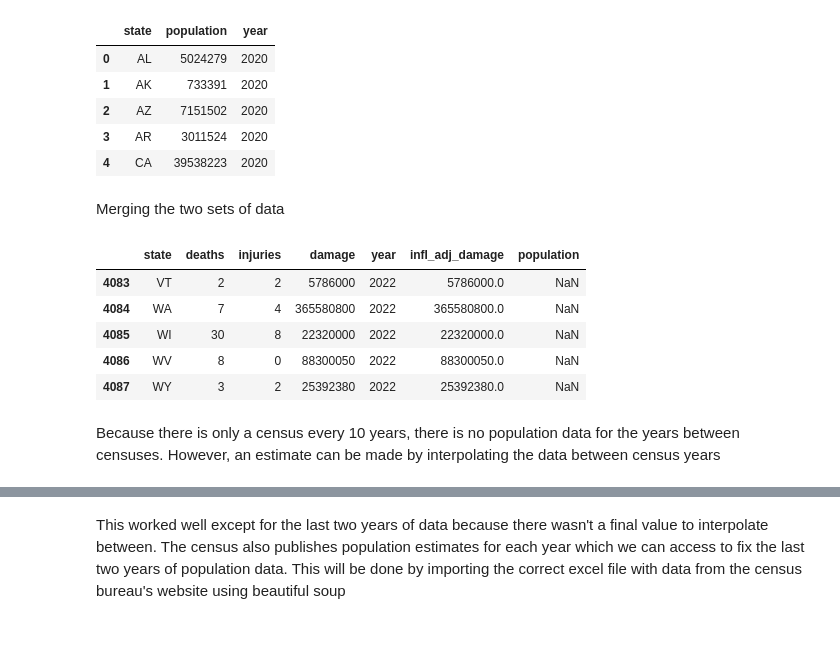
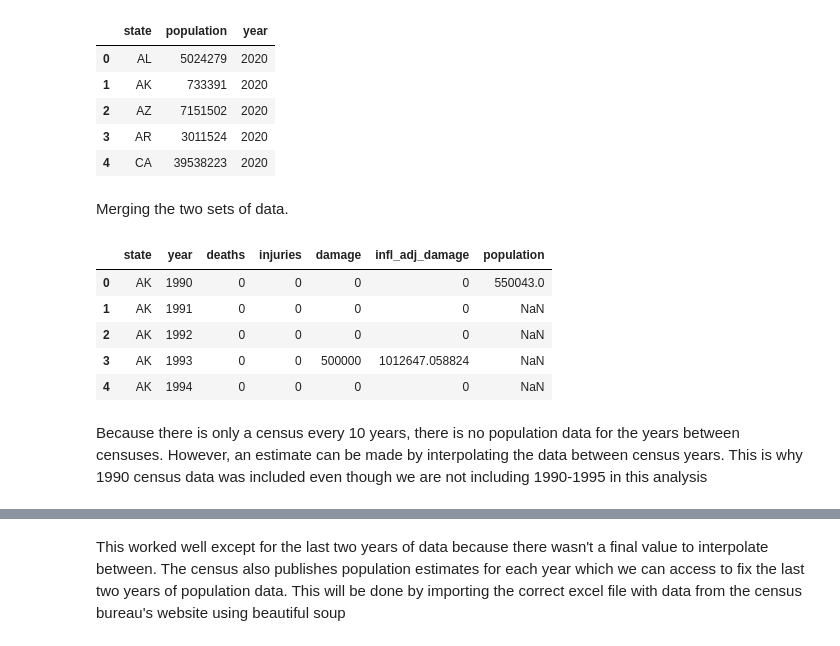
Before and after one commit to pjanckila/Python-Projects, a Jupyter notebook: NOAA storms script.ipynb, the cells around one changed output, grey strips where cells are left out. Saved outputs shown, nothing was run; the diff lists cells and outputs as text; code cells hidden in the pictures.

```diff
--- a/NOAA storms script.ipynb
+++ b/NOAA storms script.ipynb
@@ -115,0 +113,3 @@ Scraping the US Censes Bureau Website to create columns for deaths and injuries
+# %%
+for x in event_type_df['event_type'].drop_duplicates():
+    print(x)
@@ -115,0 +262,3 @@ Scraping the US Censes Bureau Website to create columns for deaths and injuries
+# %%
+states_df=event_type_df.loc[:,['state','year','deaths','injuries','damage','infl_adj_damage']].groupby(['state','year'],as_index=False).sum()
+states_df.head()
@@ -115,0 +274,15 @@ Scraping the US Censes Bureau Website to create columns for deaths and injuries
+# %%
+import requests
+
+#using the requests library to get the html from the website
+census_url = 'https://www.census.gov/data/tables/time-series/dec/popchange-data-text.html'
+census_html = requests.get(census_url).text
+
+#using the read_html function to create a list of dataframes for each table on the website
+pop_df_list=pd.read_html(census_html)
+
+#selecting the first table in the list because there is only one on the webpage
+pop_df=pop_df_list[0]
+
+ #preview the data
+pop_df.head(20)
@@ -174,19 +333,19 @@ This table has an interesting layout and will need to be converted to a new layo
 # %%
 #setting the index as the state or region column for easier referencing
-popdf.set_index('State or Region',inplace=True)
+pop_df.set_index('State or Region',inplace=True)
 
-newrow=[] # list of dictionaries to add the extracted data needed
+newrow=[] # list of dictionaries to add the extracted data to
 
-for col in popdf.columns: #iterating over each year
-    for i,x in  enumerate(popdf[col]): #iterating over each row for the given year
+for col in pop_df.columns: #iterating over each column
+    for i,x in  enumerate(pop_df[col]): #iterating over each row for the column
         if x == str(us.states.lookup(x)): #checks if the row is a state
-            if int(col[:4]) < 1950: #checks that the year is 1950 or later
+            if int(col[:4]) < 1990: #checks that the year is 1990 or later
                 break
             else:
                 #adding a dict containing state, population and year to the dict
                 newrow.append(
 
-                    {'state':state_code_lookup(x),'population':int((popdf[col])[i+1]),'year':int(col[:4])}
+                    {'state':state_code_lookup(x),'population':int((pop_df[col])[i+1]),'year':int(col[:4])}
 
                     )
 
@@ -203,20 +362,20 @@ consol_df.head()
 | 3 | AR | 3011524 | 2020 |
 | 4 | CA | 39538223 | 2020 |
 # %% [markdown]
-Merging the two sets of data
+Merging the two sets of data.
 # %%
 merged_df=pd.DataFrame()
-merged_df = results_df.merge(consol_df,on=['state','year'],how='left')
-merged_df.tail()
+merged_df = states_df.merge(consol_df,on=['state','year'],how='left')
+merged_df.head()
 # %% [output]
-|  | state | deaths | injuries | damage | year | infl_adj_damage | population |
-| 4083 | VT | 2 | 2 | 5786000 | 2022 | 5786000.0 | NaN |
-| 4084 | WA | 7 | 4 | 365580800 | 2022 | 365580800.0 | NaN |
-| 4085 | WI | 30 | 8 | 22320000 | 2022 | 22320000.0 | NaN |
-| 4086 | WV | 8 | 0 | 88300050 | 2022 | 88300050.0 | NaN |
-| 4087 | WY | 3 | 2 | 25392380 | 2022 | 25392380.0 | NaN |
+|  | state | year | deaths | injuries | damage | infl_adj_damage | population |
+| 0 | AK | 1990 | 0 | 0 | 0 | 0 | 550043.0 |
+| 1 | AK | 1991 | 0 | 0 | 0 | 0 | NaN |
+| 2 | AK | 1992 | 0 | 0 | 0 | 0 | NaN |
+| 3 | AK | 1993 | 0 | 0 | 500000 | 1012647.058824 | NaN |
+| 4 | AK | 1994 | 0 | 0 | 0 | 0 | NaN |
 # %% [markdown]
-Because there is only a census every 10 years, there is no population data for the years between censuses. However, an estimate can be made by interpolating the data between census years
+Because there is only a census every 10 years, there is no population data for the years between censuses. However, an estimate can be made by interpolating the data between census years. This is why 1990 census data was included even though we are not including 1990-1995 in this analysis
 # %%
 %%capture
 %pip install numpy
```
Also changed, not shown: parts of 63 cells of this notebook.
